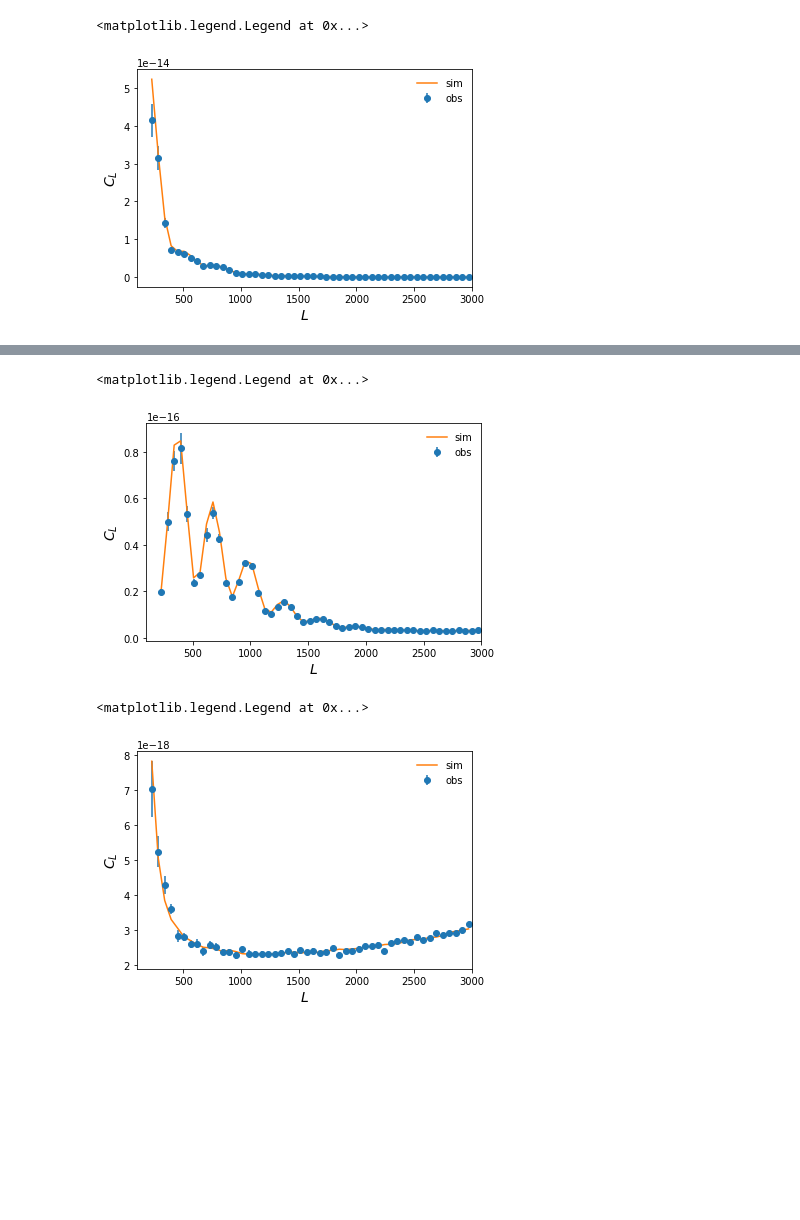
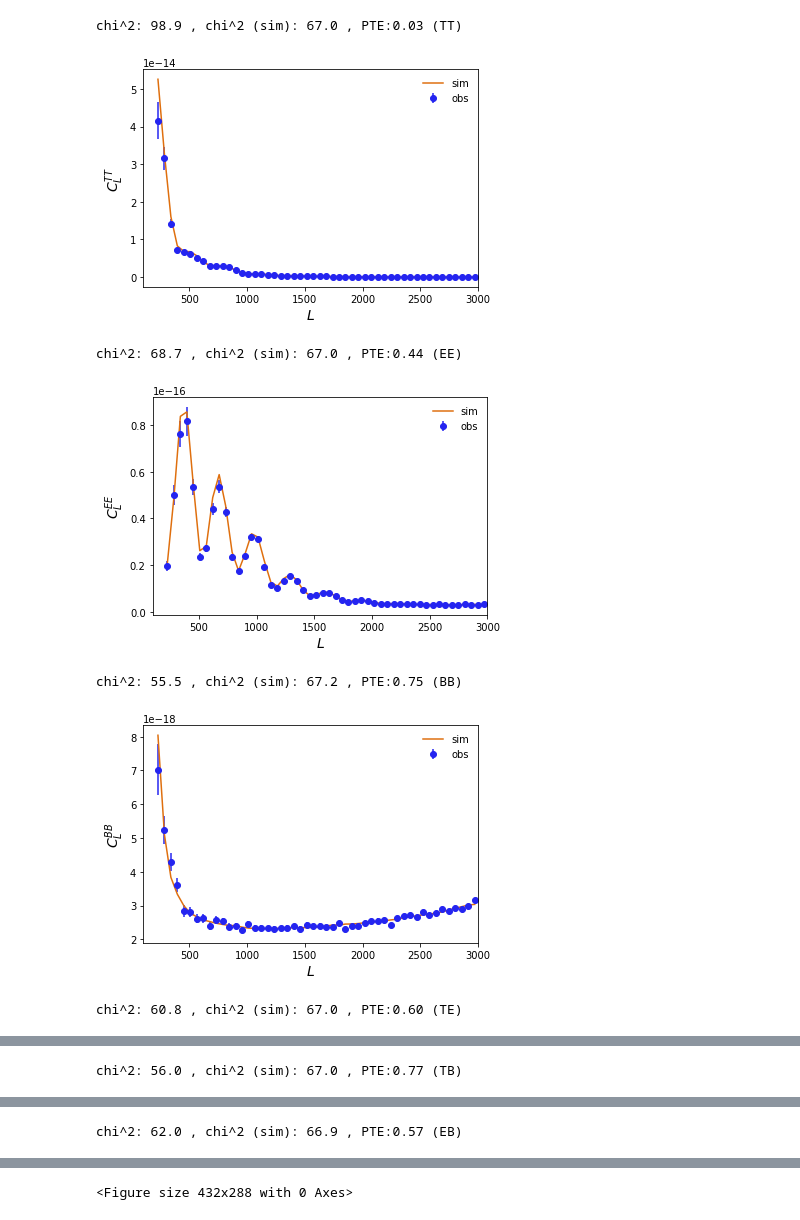
Before and after one commit to ACTCollaboration/cosmicbirefringence, a Jupyter notebook: check_cmbaps.ipynb, the cells around one changed output, grey strips where cells are left out. Saved outputs shown, nothing was run; the diff lists cells and outputs as text; code cells hidden in the pictures; blank space fills up the shorter version.

```diff
--- a/check_cmbaps.ipynb
+++ b/check_cmbaps.ipynb
@@ -2,18 +2,29 @@
 import numpy as np, healpy as hp, analysis as ana, plottools as pl, binning as bins, prjlib
 from matplotlib.pyplot import *
 # %%
-ps, fs = prjlib.filename_init(doreal='True',stype='lcmb',dearot='False')
+# initial set up
+p, f = prjlib.filename_init(doreal='True',stype='lcmb',dearot='False')
 mb = bins.multipole_binning(50,lmin=200,lmax=3000)
-simn = 20
+simn = 200
 # %%
-sTT = prjlib.binned_cl_rlz(fs.cli,1,simn,mb,cn=1)
-mTT = np.mean(sTT,axis=0)
-vTT = np.std(sTT,axis=0)
-oTT = prjlib.binned_cl(fs.cli[0],mb,cn=1)
-pl.plot_1dstyle(ylab=r'$C_L$',xmin=100,xmax=3000)
-errorbar(mb.bc,oTT,yerr=vTT,fmt='o',label='obs')
-plot(mb.bc,mTT,label='sim')
-legend(loc=0,frameon=False)
+# cmb angular power spectrum
+for aps, cn in [('TT',1),('EE',2),('BB',3),('TE',4),('TB',5),('EB',6)]:
+    ocb = prjlib.binned_cl(f.cli[0],mb,cn=cn)
+    scb = prjlib.binned_cl_rlz(f.cli,1,simn,mb,cn=cn)
+    mcb = np.mean(scb,axis=0)
+    vcb = np.std(scb,axis=0)
+    st = ana.PTEs(ocb,scb,comment=aps)
+    pl.plot_1dstyle(ylab=r'$C_L^{'+aps+'}$',xmin=100,xmax=3000)
+    errorbar(mb.bc,ocb,yerr=vcb,fmt='o',label='obs')
+    plot(mb.bc,mcb,label='sim')
+    legend(loc=0,frameon=False)
+    show()
+    clf()
 # %% [output]
-<matplotlib.legend.Legend at 0x...>
+chi^2: 98.9 , chi^2 (sim): 67.0 , PTE:0.03 (TT)
-[figure, old version]
+[figure, new version]
+chi^2: 68.7 , chi^2 (sim): 67.0 , PTE:0.44 (EE)
+[figure, added]
+chi^2: 55.5 , chi^2 (sim): 67.2 , PTE:0.75 (BB)
+[figure, added]
+chi^2: 60.8 , chi^2 (sim): 67.0 , PTE:0.60 (TE)
@@ -19,0 +32 @@ legend(loc=0,frameon=False)
+chi^2: 56.0 , chi^2 (sim): 67.0 , PTE:0.77 (TB)
@@ -19,0 +34 @@ legend(loc=0,frameon=False)
+chi^2: 62.0 , chi^2 (sim): 66.9 , PTE:0.57 (EB)
@@ -20,24 +36 @@ legend(loc=0,frameon=False)
+<Figure size 432x288 with 0 Axes>
-# %%
-sEE = prjlib.binned_cl_rlz(fs.cli,1,simn,mb,cn=2)
-mEE = np.mean(sEE,axis=0)
-vEE = np.std(sEE,axis=0)
-oEE = prjlib.binned_cl(fs.cli[0],mb,cn=2)
-pl.plot_1dstyle(ylab=r'$C_L$',xmin=100,xmax=3000)
-errorbar(mb.bc,oEE,yerr=vEE,fmt='o',label='obs')
-plot(mb.bc,mEE,label='sim')
-legend(loc=0,frameon=False)
-# %% [output]
-<matplotlib.legend.Legend at 0x...>
-[figure, removed]
-# %%
-sBB = prjlib.binned_cl_rlz(fs.cli,1,simn,mb,cn=3)
-mBB = np.mean(sBB,axis=0)
-vBB = np.std(sBB,axis=0)
-oBB = prjlib.binned_cl(fs.cli[0],mb,cn=3)
-pl.plot_1dstyle(ylab=r'$C_L$',xmin=100,xmax=3000)
-errorbar(mb.bc,oBB,yerr=vBB,fmt='o',label='obs')
-plot(mb.bc,mBB,label='sim')
-legend(loc=0,frameon=False)
-# %% [output]
-<matplotlib.legend.Legend at 0x...>
-[figure, removed]
```
Also changed, not shown: parts of 6 cells of this notebook.
